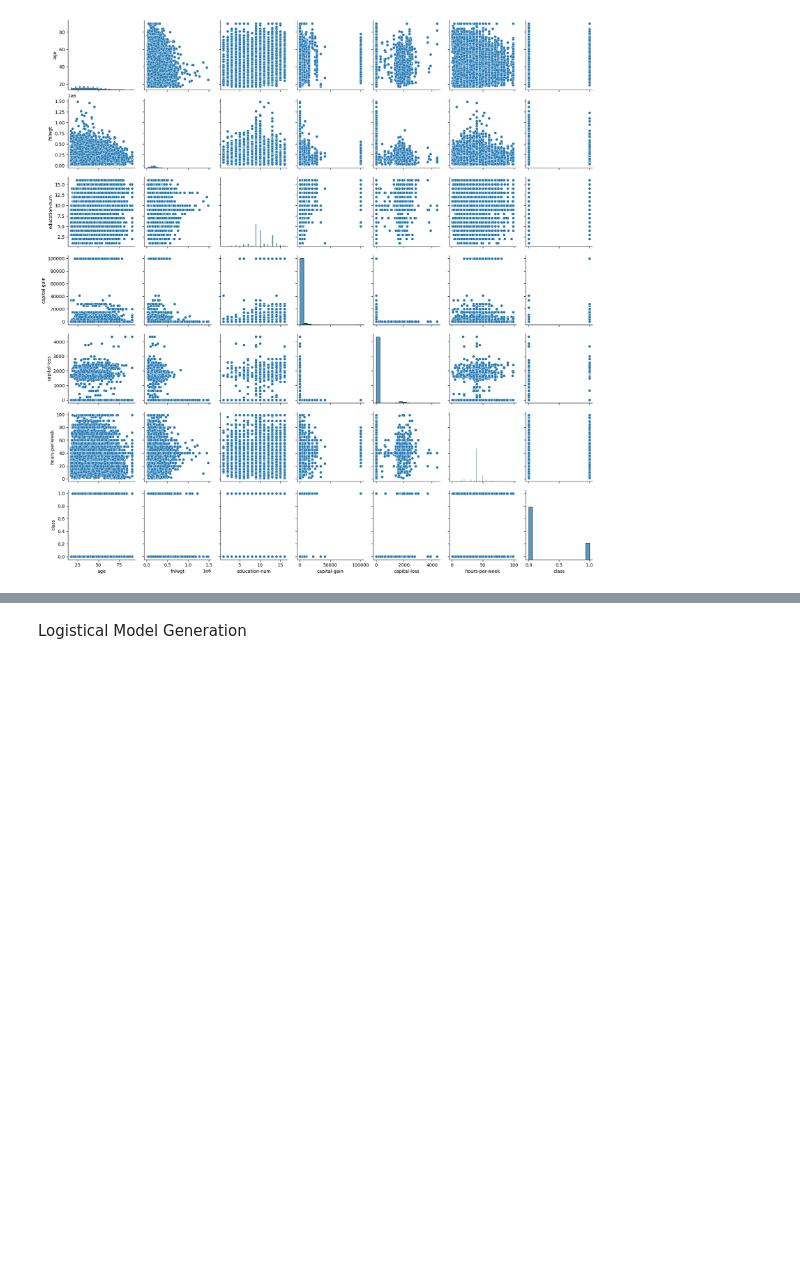
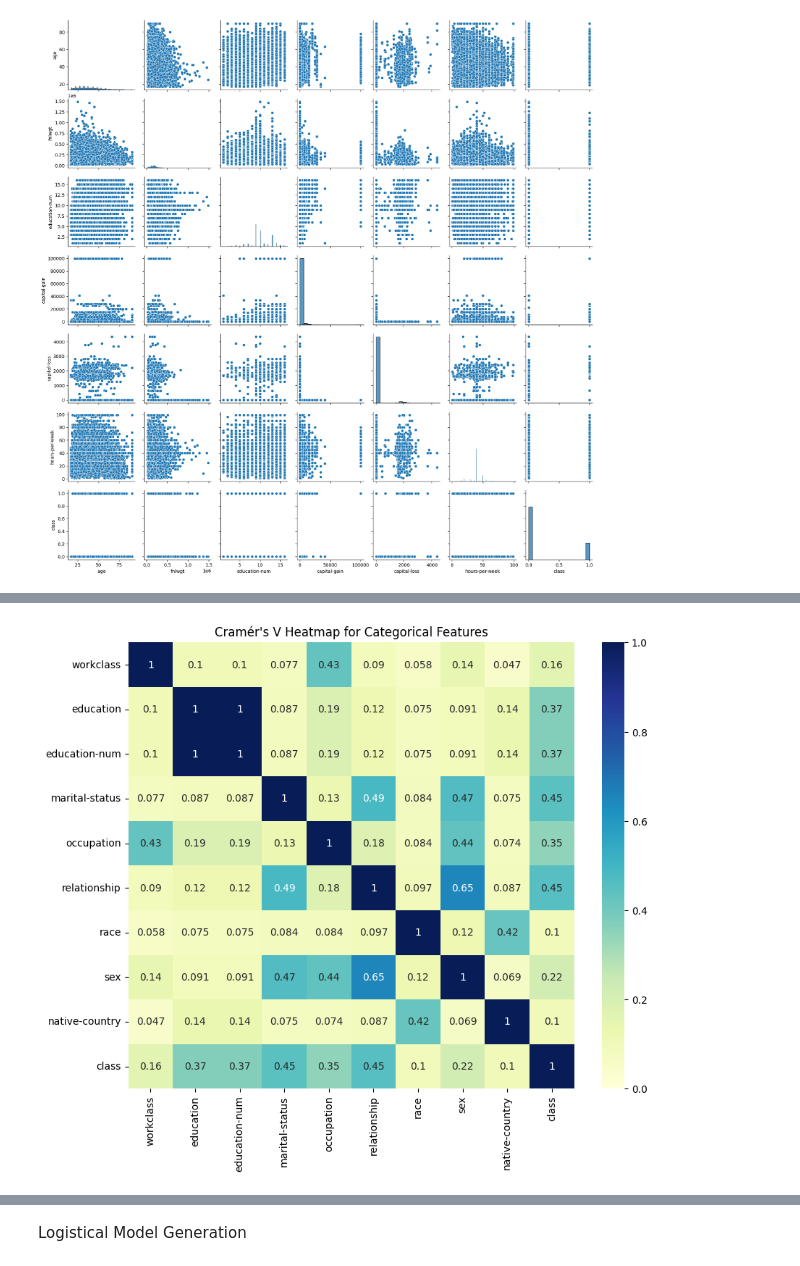
Before and after one commit to ehughe33/DTSC-2302-Project-Group-1, a Jupyter notebook: DTSC1302Project.ipynb, the cells around one changed output, grey strips where cells are left out. Saved outputs shown, nothing was run; the diff lists cells and outputs as text; code cells hidden in the pictures; blank space fills up the shorter version.

Commit message:
added matrix to check categorical features correlation

```diff
--- a/DTSC1302Project.ipynb
+++ b/DTSC1302Project.ipynb
@@ -211,3 +215,39 @@ df = df.dropna()
+# %%
+from scipy.stats import chi2_contingency
+
+# Define categorical features, including the dependent variable 'class'
+categorical_features = ['workclass', 'education', 'education-num', 'marital-status',
+                        'occupation', 'relationship', 'race', 'sex', 'native-country', 'class']
+
+# Function to calculate Cramér's V
+def cramers_v(x, y):
+    contingency_table = pd.crosstab(x, y)
+    chi2, _, _, _ = chi2_contingency(contingency_table)
+    n = contingency_table.sum().sum()
+    r, k = contingency_table.shape
+    return np.sqrt(chi2 / (n * (min(r, k) - 1)))
+
+# Create a DataFrame to store Cramér's V values
+cramers_v_matrix = pd.DataFrame(index=categorical_features, columns=categorical_features)
+
+# Calculate Cramér's V for each pair of categorical features
+for col1 in categorical_features:
+    for col2 in categorical_features:
+        if col1 == col2:
+            cramers_v_matrix.loc[col1, col2] = 1.0  # Perfect association with itself
+        else:
+            cramers_v_matrix.loc[col1, col2] = cramers_v(df[col1], df[col2])
+
+# Convert matrix values to floats
+cramers_v_matrix = cramers_v_matrix.astype(float)
+
+# Plot the Cramér's V matrix as a heatmap
+plt.figure(figsize=(10, 8))
+sns.heatmap(cramers_v_matrix, annot=True, cmap="YlGnBu", vmin=0, vmax=1, square=True)
+plt.title("Cramér's V Heatmap for Categorical Features")
+plt.show()
+# %% [output]
+[figure, added]
 # %%
 import plotly.express as px
 def plot_percent_over_50k(category: str) -> None:
```
Also changed, not shown: parts of 6 cells of this notebook.
